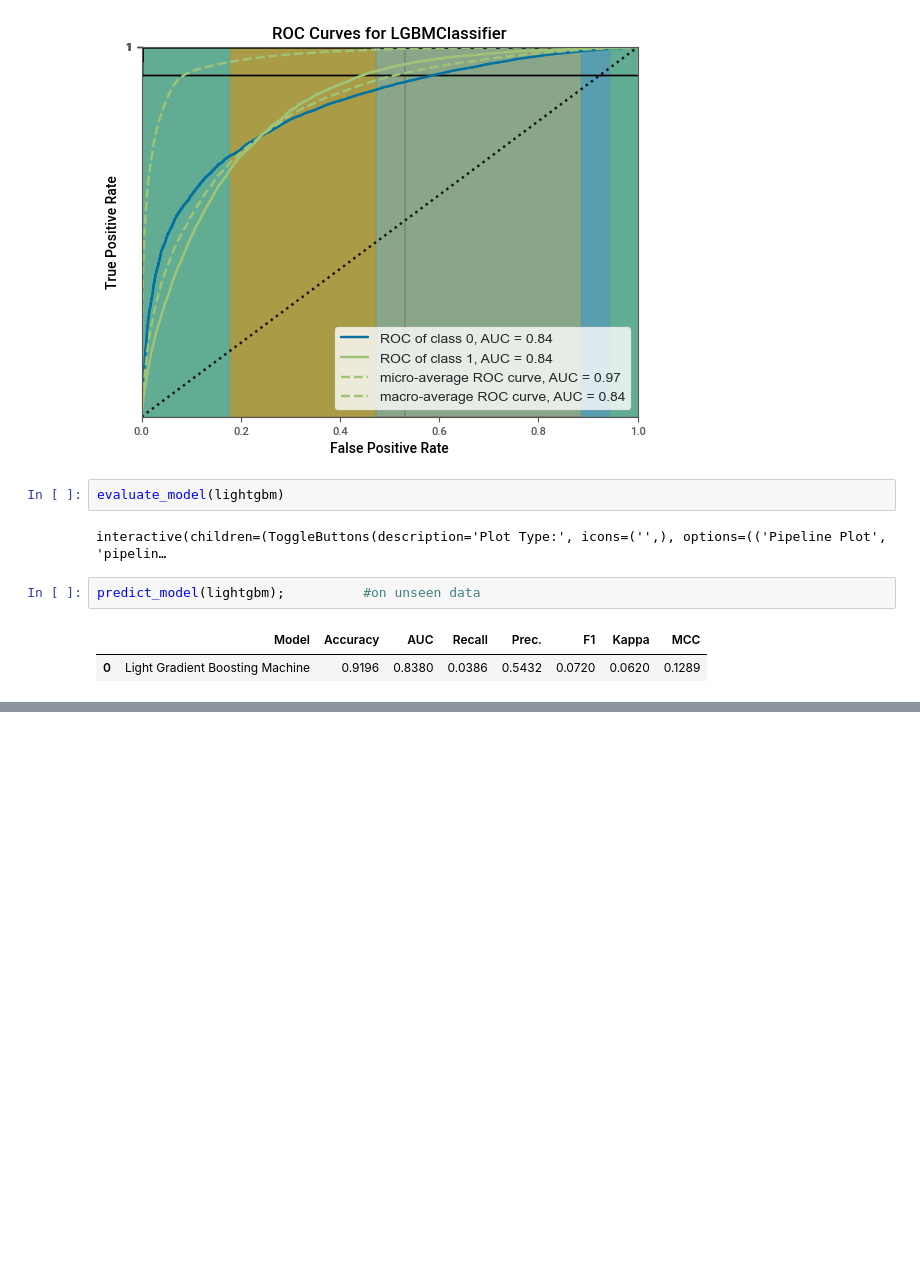
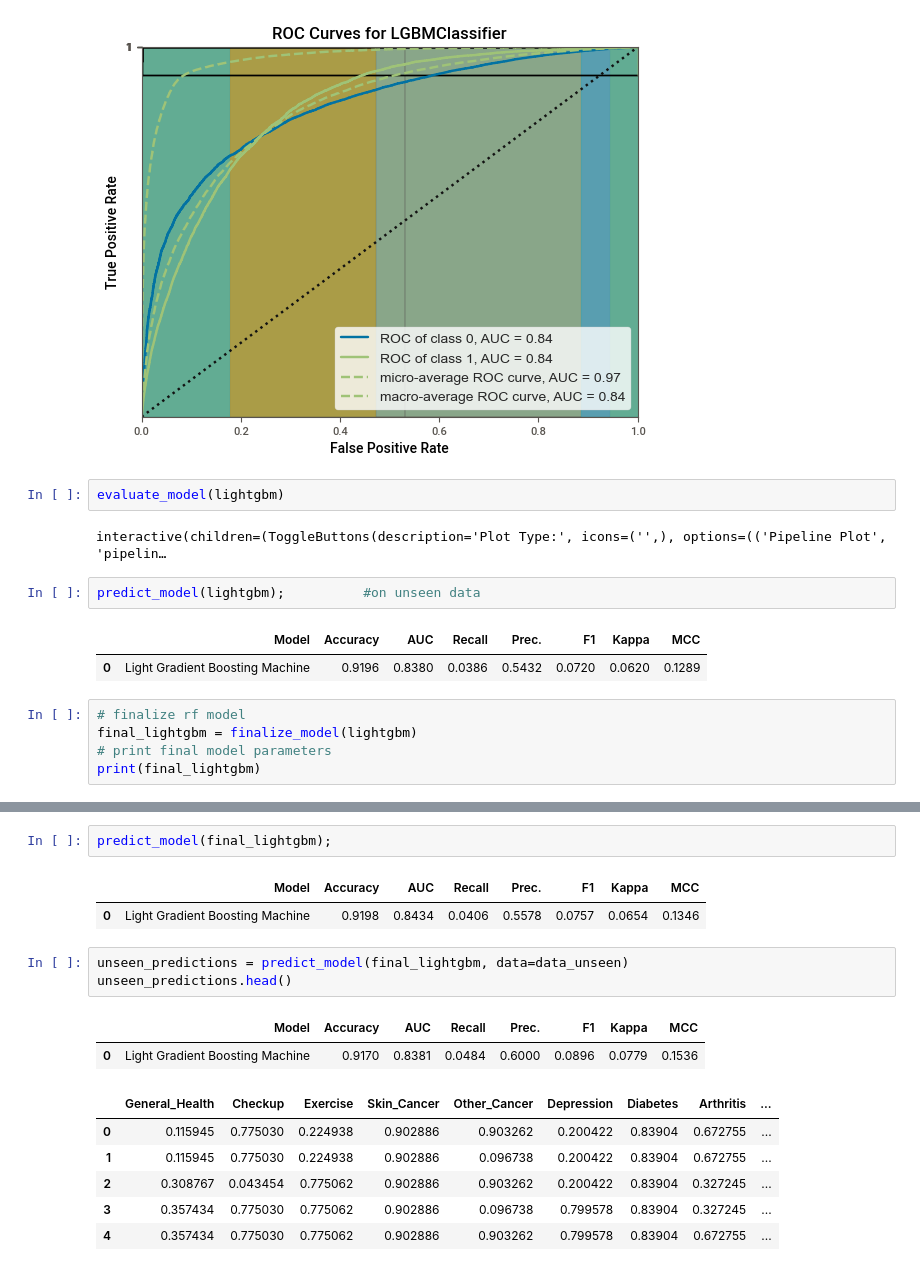
Before and after one commit to Swapsmahale/CardioVascular, a Jupyter notebook: CardioVascularCode.ipynb, the cells around one changed output, grey strips where cells are left out. Drawn from its saved outputs; the diff is of its cells as text; blank space fills up the shorter version.

```diff
--- a/CardioVascularCode.ipynb
+++ b/CardioVascularCode.ipynb
@@ -569,3 +569,8 @@ predict_model(lightgbm);          #on unseen data
 # %% [output]
 |  | Model | Accuracy | AUC | Recall | Prec. | F1 | Kappa | MCC |
 | 0 | Light Gradient Boosting Machine | 0.9196 | 0.8380 | 0.0386 | 0.5432 | 0.0720 | 0.0620 | 0.1289 |
+# %%
+# finalize rf model
+final_lightgbm = finalize_model(lightgbm)
+# print final model parameters
+print(final_lightgbm)
@@ -571,0 +595,17 @@ predict_model(lightgbm);          #on unseen data
+# %%
+predict_model(final_lightgbm);
+# %% [output]
+|  | Model | Accuracy | AUC | Recall | Prec. | F1 | Kappa | MCC |
+| 0 | Light Gradient Boosting Machine | 0.9198 | 0.8434 | 0.0406 | 0.5578 | 0.0757 | 0.0654 | 0.1346 |
+# %%
+unseen_predictions = predict_model(final_lightgbm, data=data_unseen)
+unseen_predictions.head()
+# %% [output]
+|  | Model | Accuracy | AUC | Recall | Prec. | F1 | Kappa | MCC |
+| 0 | Light Gradient Boosting Machine | 0.9170 | 0.8381 | 0.0484 | 0.6000 | 0.0896 | 0.0779 | 0.1536 |
+|  | General_Health | Checkup | Exercise | Skin_Cancer | Other_Cancer | Depression | Diabetes | Arthritis | ... |
+| 0 | 0.115945 | 0.775030 | 0.224938 | 0.902886 | 0.903262 | 0.200422 | 0.83904 | 0.672755 | ... |
+| 1 | 0.115945 | 0.775030 | 0.224938 | 0.902886 | 0.096738 | 0.200422 | 0.83904 | 0.672755 | ... |
+| 2 | 0.308767 | 0.043454 | 0.775062 | 0.902886 | 0.903262 | 0.200422 | 0.83904 | 0.327245 | ... |
+| 3 | 0.357434 | 0.775030 | 0.775062 | 0.902886 | 0.096738 | 0.799578 | 0.83904 | 0.327245 | ... |
+| 4 | 0.357434 | 0.775030 | 0.775062 | 0.902886 | 0.903262 | 0.799578 | 0.83904 | 0.672755 | ... |
```
Also changed, not shown: parts of 1 cell of this notebook, 1 other file.
